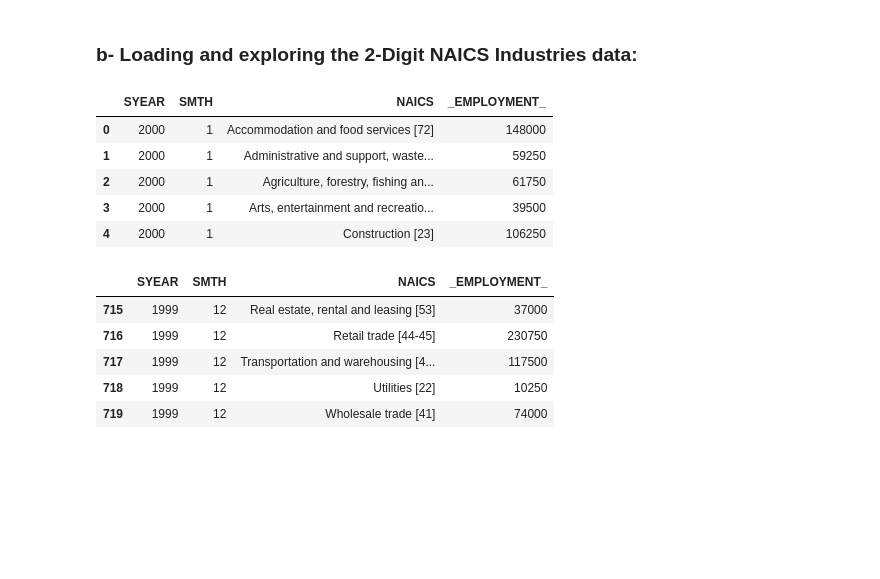
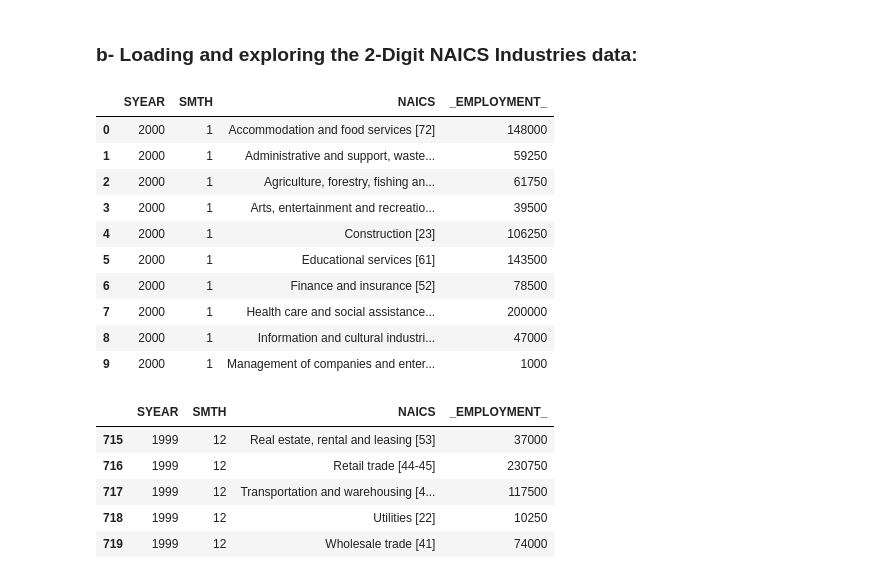
Before and after one commit to geehaad/Time-Series-Analysis-of-NAICS, a Jupyter notebook: Time Series Analysis of NAICS.ipynb, the cells around one changed output. Saved outputs shown, nothing was run; the diff lists cells and outputs as text; code cells hidden in the pictures; blank space fills up the shorter version.

```diff
--- a/Time Series Analysis of NAICS.ipynb
+++ b/Time Series Analysis of NAICS.ipynb
@@ -138,14 +140,19 @@ df_2_NAICS = pd.concat(map(pd.read_csv, ['Data/RTRA_Employ_2NAICS_00_05.csv', 'D
                                          'Data/RTRA_Employ_2NAICS_11_15.csv', 'Data/RTRA_Employ_2NAICS_16_20.csv',
                                          'Data/RTRA_Employ_2NAICS_97_99.csv']))
 # %%
-df_2_NAICS.head()
+df_2_NAICS.head(10)
 # %% [output]
 |  | SYEAR | SMTH | NAICS | _EMPLOYMENT_ |
 | 0 | 2000 | 1 | Accommodation and food services [72] | 148000 |
 | 1 | 2000 | 1 | Administrative and support, waste... | 59250 |
 | 2 | 2000 | 1 | Agriculture, forestry, fishing an... | 61750 |
 | 3 | 2000 | 1 | Arts, entertainment and recreatio... | 39500 |
 | 4 | 2000 | 1 | Construction [23] | 106250 |
+| 5 | 2000 | 1 | Educational services [61] | 143500 |
+| 6 | 2000 | 1 | Finance and insurance [52] | 78500 |
+| 7 | 2000 | 1 | Health care and social assistance... | 200000 |
+| 8 | 2000 | 1 | Information and cultural industri... | 47000 |
+| 9 | 2000 | 1 | Management of companies and enter... | 1000 |
 # %%
 df_2_NAICS.tail()
 # %% [output]
```
Also changed, not shown: parts of 7 cells of this notebook.
